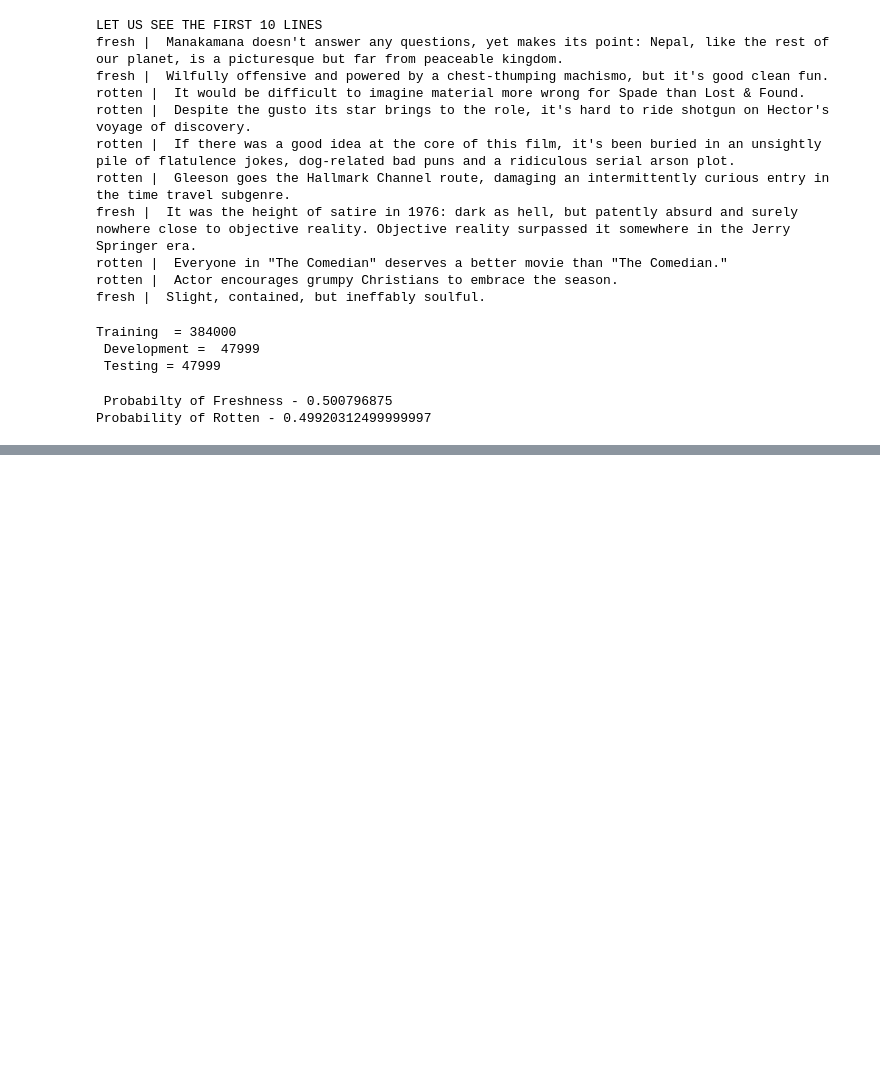
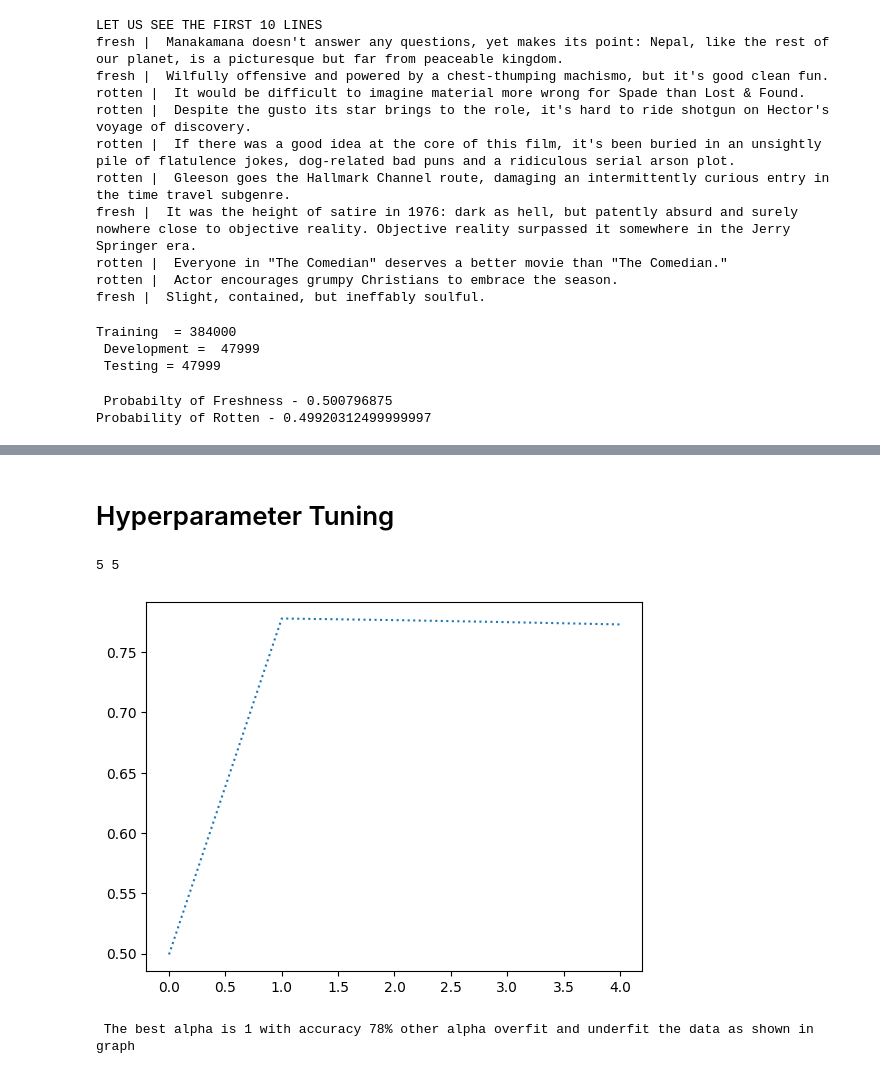
Before and after one commit to Jay9711/assignement2, a Jupyter notebook: Assignment_2.ipynb, the cells around one changed output, grey strips where cells are left out. Drawn from its saved outputs; the diff is of its cells as text; code cells hidden in the pictures; blank space fills up the shorter version.

```diff
--- a/Assignment_2.ipynb
+++ b/Assignment_2.ipynb
@@ -175,0 +359,26 @@ Accuracy = 55 %
+# %% [markdown]
+# Hyperparameter Tuning
+# %%
+import matplotlib.pyplot as plt
+accuracy_alpha=[]
+alpha_values = []
+for i in range(0,5):
+  dev_result_neg,dev_result_pos = laplace_smoothing(i,review_development)
+  pred = prediction(dev_result_neg,dev_result_pos)
+  temp = acc(pred,freshness_development)
+  accuracy_alpha.append(temp)
+  alpha_values.append(i)
+
+print(len(accuracy_alpha),len(alpha_values))
+plt.plot(alpha_values,accuracy_alpha,linestyle='dotted')
+plt.show()
+# %% [output]
+5 5
+[figure, added]
+# %%
+
+index = accuracy_alpha.index(max(accuracy_alpha))
+best_alpha = alpha_values[index]
+print(f' The best alpha is {best_alpha} with accuracy {round(max(accuracy_alpha)*100)}% other alpha overfit and underfit the data as shown in graph')
+# %% [output]
+ The best alpha is 1 with accuracy 78% other alpha overfit and underfit the data as shown in graph
```
Also changed, not shown: parts of 18 cells of this notebook.
